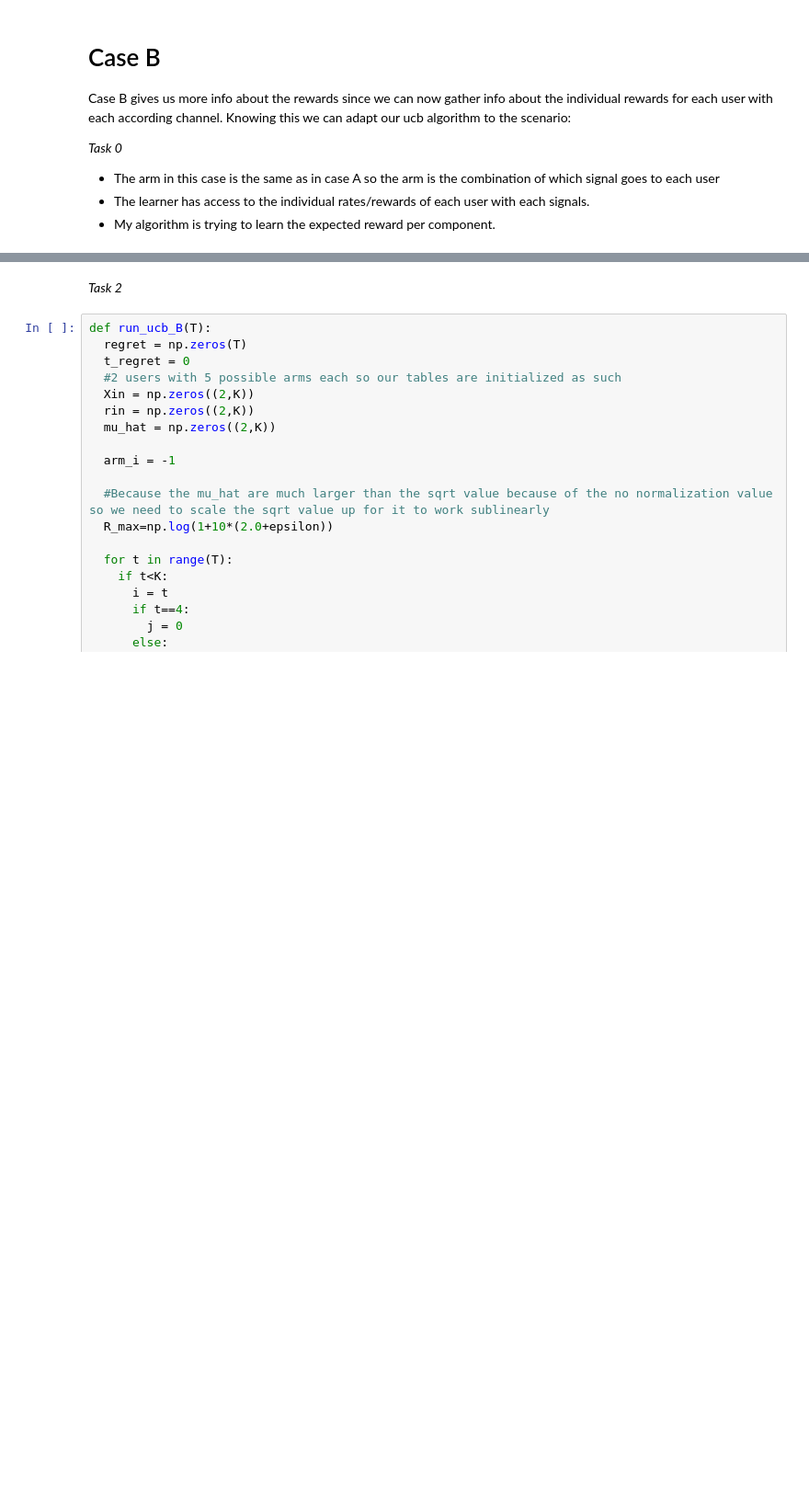
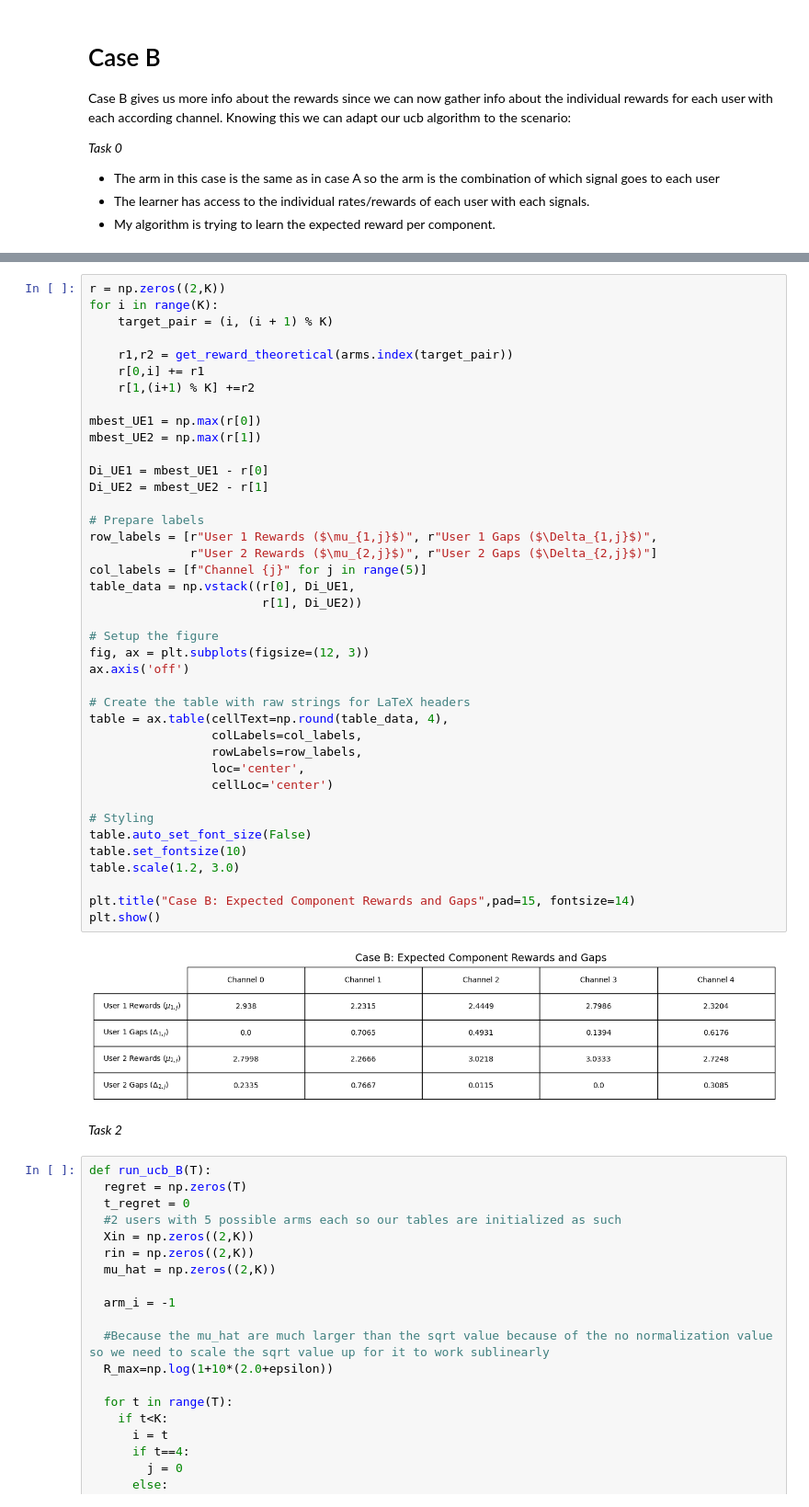
Before and after one commit to Giorgosman13/RL_Assignment1, a Jupyter notebook: Stohastic_Multi_Armed_Bandits_with_UCB.ipynb, the cells around one changed output, grey strips where cells are left out. Shown at 92% size. Drawn from its saved outputs; the diff is of its cells as text; blank space fills up the shorter version.

```diff
--- a/Stohastic_Multi_Armed_Bandits_with_UCB.ipynb
+++ b/Stohastic_Multi_Armed_Bandits_with_UCB.ipynb
@@ -253,3 +282,45 @@ Now for our UCB formula, we use the formula we learned in class:
+# %%
+r = np.zeros((2,K))
+for i in range(K):
+    target_pair = (i, (i + 1) % K)
+
+    r1,r2 = get_reward_theoretical(arms.index(target_pair))
+    r[0,i] += r1
+    r[1,(i+1) % K] +=r2
+
+mbest_UE1 = np.max(r[0])
+mbest_UE2 = np.max(r[1])
+
+Di_UE1 = mbest_UE1 - r[0]
+Di_UE2 = mbest_UE2 - r[1]
+
+# Prepare labels
+row_labels = [r"User 1 Rewards ($\mu_{1,j}$)", r"User 1 Gaps ($\Delta_{1,j}$)",
+              r"User 2 Rewards ($\mu_{2,j}$)", r"User 2 Gaps ($\Delta_{2,j}$)"]
+col_labels = [f"Channel {j}" for j in range(5)]
+table_data = np.vstack((r[0], Di_UE1,
+                        r[1], Di_UE2))
+
+# Setup the figure
+fig, ax = plt.subplots(figsize=(12, 3))
+ax.axis('off')
+
+# Create the table with raw strings for LaTeX headers
+table = ax.table(cellText=np.round(table_data, 4),
+                 colLabels=col_labels,
+                 rowLabels=row_labels,
+                 loc='center',
+                 cellLoc='center')
+
+# Styling
+table.auto_set_font_size(False)
+table.set_fontsize(10)
+table.scale(1.2, 3.0)
+
+plt.title("Case B: Expected Component Rewards and Gaps",pad=15, fontsize=14)
+plt.show()
+# %% [output]
+[figure, added]
 # %% [markdown]
 *Task 2*
 # %%
```
Also changed, not shown: parts of 7 cells of this notebook.
